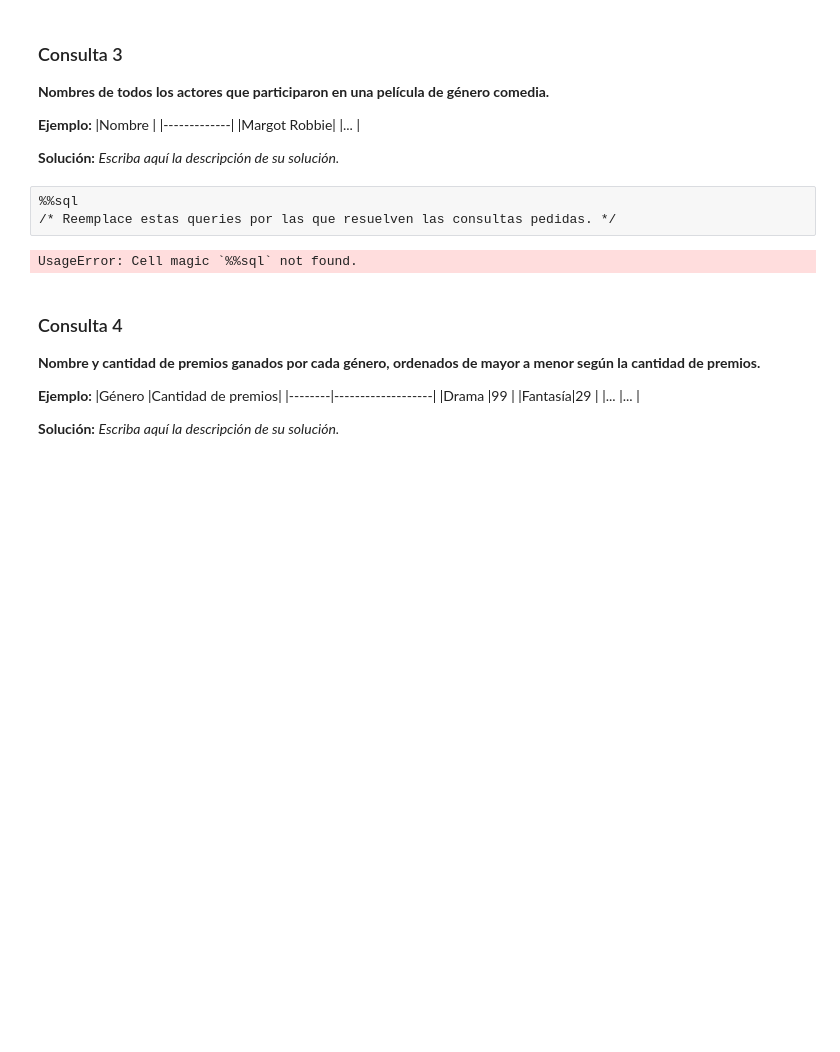
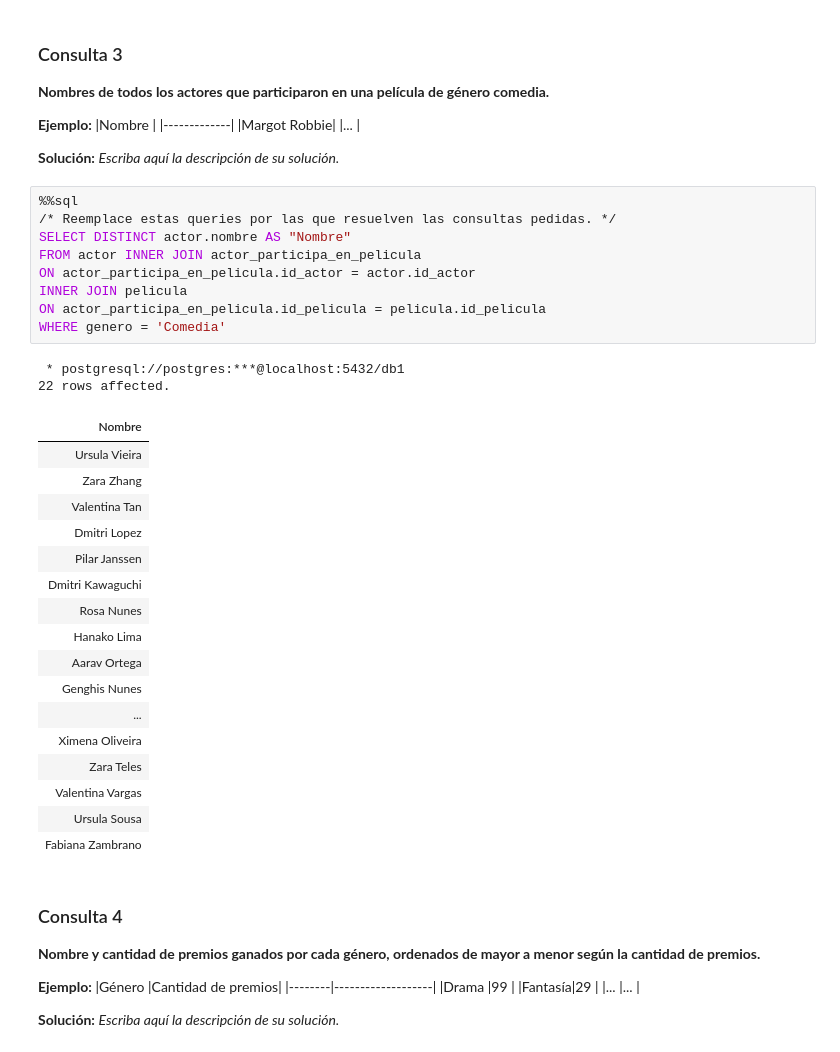
Before and after one commit to Clubbeb/tareabd1, a Jupyter notebook: Tarea_1.ipynb, the cells around one changed output. Saved outputs shown, nothing was run; the diff lists cells and outputs as text; blank space fills up the shorter version.

```diff
--- a/Tarea_1.ipynb
+++ b/Tarea_1.ipynb
@@ -338,8 +369,32 @@ UsageError: Cell magic `%%sql` not found.
 # %%
 %%sql
 /* Reemplace estas queries por las que resuelven las consultas pedidas. */
+SELECT DISTINCT actor.nombre AS "Nombre"
+FROM actor INNER JOIN actor_participa_en_pelicula
+ON actor_participa_en_pelicula.id_actor = actor.id_actor
+INNER JOIN pelicula
+ON actor_participa_en_pelicula.id_pelicula = pelicula.id_pelicula
+WHERE genero = 'Comedia'
 # %% [output]
-UsageError: Cell magic `%%sql` not found.
+ * postgresql://postgres:***@localhost:5432/db1
+22 rows affected.
+| Nombre |
+| Ursula Vieira |
+| Zara Zhang |
+| Valentina Tan |
+| Dmitri Lopez |
+| Pilar Janssen |
+| Dmitri Kawaguchi |
+| Rosa Nunes |
+| Hanako Lima |
+| Aarav Ortega |
+| Genghis Nunes |
+| ... |
+| Ximena Oliveira |
+| Zara Teles |
+| Valentina Vargas |
+| Ursula Sousa |
+| Fabiana Zambrano |
 # %% [markdown]
 ### Consulta 4
 **Nombre y cantidad de premios ganados por cada género, ordenados de mayor a menor según la cantidad de premios.**
```
Also changed, not shown: parts of 18 cells of this notebook.
